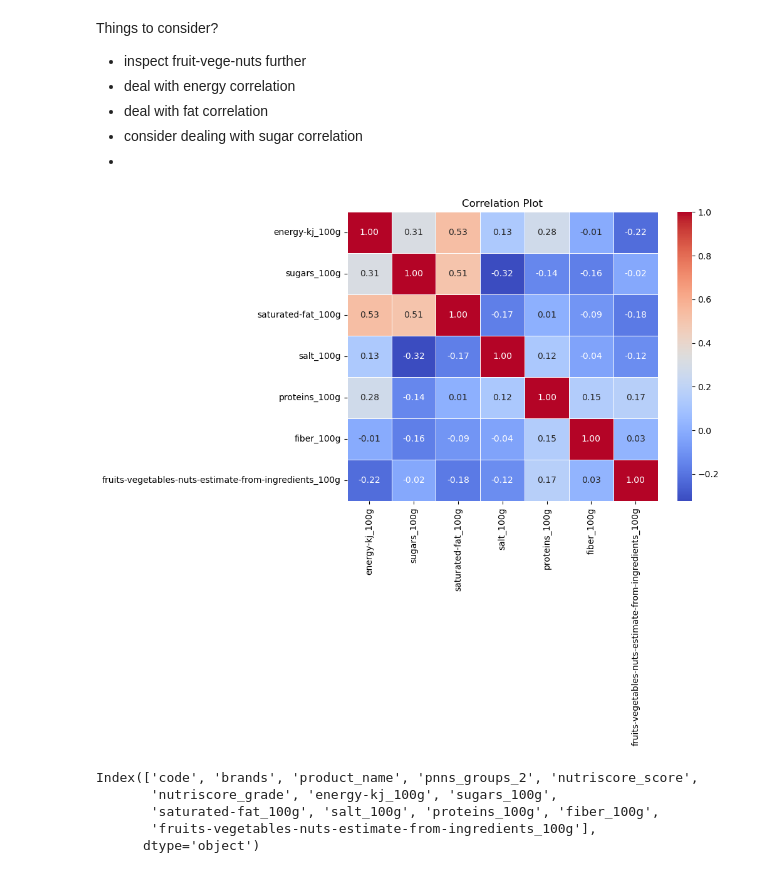
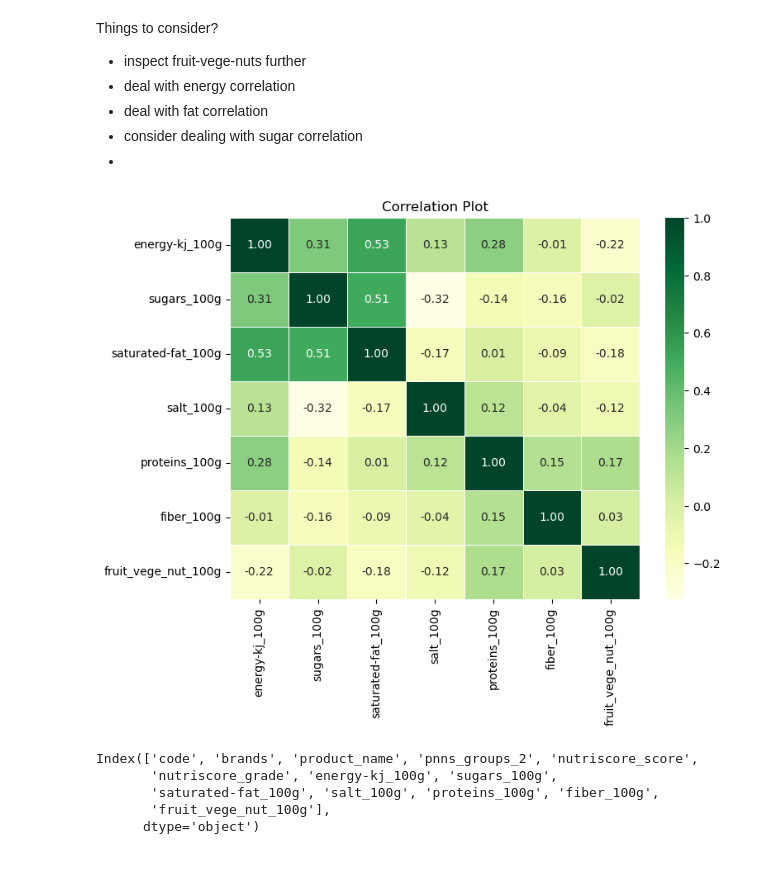
Before and after one commit to ahmadabusaiid/dm-nutri-score-project, a Jupyter notebook: additive_model_a.ipynb, the cells around one changed output. Cells and saved outputs as stored; diff of their text form; code cells hidden in the pictures.

```diff
--- a/additive_model_a.ipynb
+++ b/additive_model_a.ipynb
@@ -6,6 +6,12 @@ import matplotlib.pyplot as plt
 # %%
 df = pd.read_csv("Ahmad_Mayorga-Llano_Khalid.csv")
 df = df.iloc[:, :-2]
+# %%
+df.rename(columns={
+        "fruits-vegetables-nuts-estimate-from-ingredients_100g": "fruit_vege_nut_100g",
+    },
+    inplace=True
+)
 # %%
 df
 # %% [output]
@@ -99,26 +113,27 @@ Things to consider?
 # %%
 # Calculate the correlation matrix
 correlation_matrix = df[criterias].corr()
 
 # Set up subplots with 1 row and 1 column
 fig, ax = plt.subplots(figsize=(8, 6))
 
 # Create a heatmap of the correlation matrix
-sns.heatmap(correlation_matrix, annot=True, cmap='coolwarm', fmt=".2f", linewidths=0.5, ax=ax)
+# sns.heatmap(correlation_matrix, annot=True, cmap='coolwarm', fmt=".2f", linewidths=0.5, ax=ax)
+sns.heatmap(correlation_matrix, annot=True, cmap='YlGn', fmt=".2f", linewidths=0.5, ax=ax)
 
 # Set title
 plt.title('Correlation Plot')
 
 # Show the plot
 plt.show()
 # %% [output]
-[figure, old version]
+[figure, new version]
 # %%
 df.columns
 # %% [output]
 Index(['code', 'brands', 'product_name', 'pnns_groups_2', 'nutriscore_score',
        'nutriscore_grade', 'energy-kj_100g', 'sugars_100g',
        'saturated-fat_100g', 'salt_100g', 'proteins_100g', 'fiber_100g',
-       'fruits-vegetables-nuts-estimate-from-ingredients_100g'],
+       'fruit_vege_nut_100g'],
       dtype='object')
 # %%
```
Also changed, not shown: parts of 7 cells of this notebook, 5 other files.
